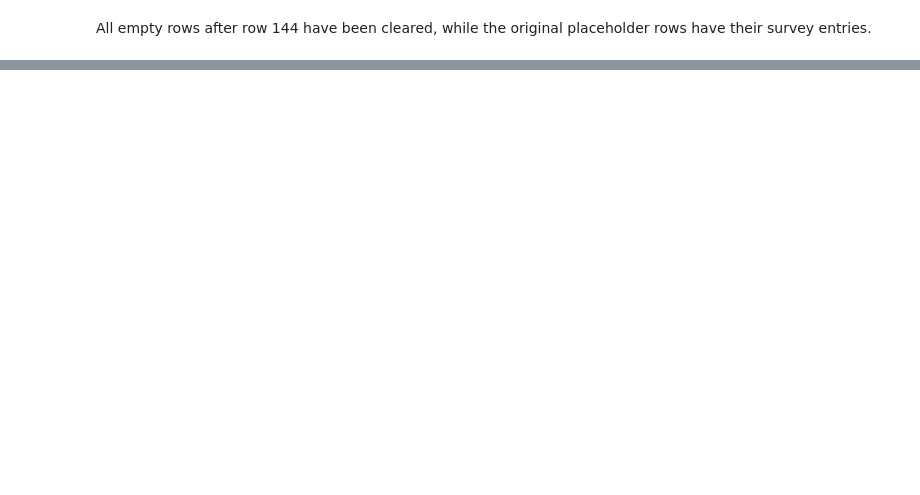
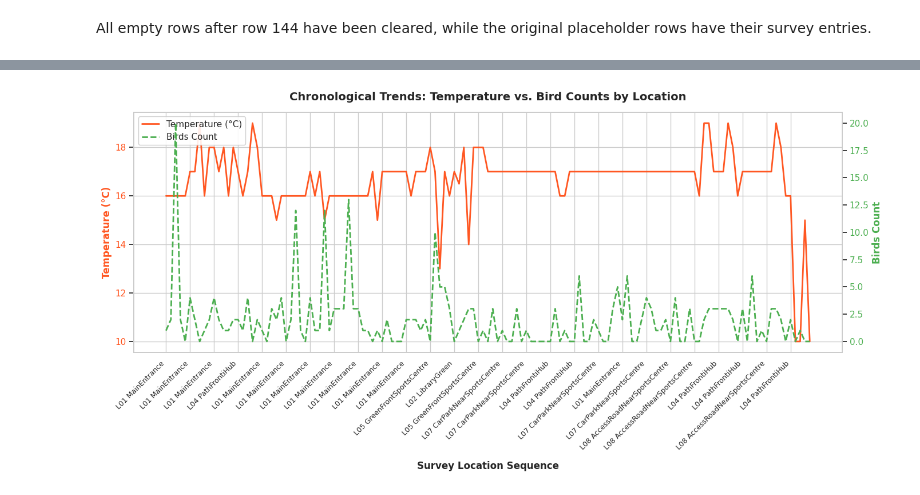
Before and after one commit to Padra1c/ML-CampusDataProject-Colab, a Jupyter notebook: ML-CampusDataProject.ipynb, the cells around one changed output, grey strips where cells are left out. Drawn from its saved outputs; the diff is of its cells as text; code cells hidden in the pictures; blank space fills up the shorter version.

Commit message:
Added line chart

```diff
--- a/ML-CampusDataProject.ipynb
+++ b/ML-CampusDataProject.ipynb
@@ -216,0 +341,17 @@ display(styled_final_df)
+# %%
+# Clean the 'C' suffix from the temperature_c column in the dataframe
+if 'temperature_c' in df.columns:
+    df['temperature_c'] = df['temperature_c'].astype(str).str.replace('C', '', case=False).str.strip()
+
+# Display the full 135 rows of the cleaned dataset with custom styling
+styled_full_df = df.style.set_properties(**{
+    'background-color': '#f9f9f9',
+    'border-color': '#e0e0e0',
+    'border-style': 'solid',
+    'border-width': '1px'
+}).set_table_styles([
+    {'selector': 'th', 'props': [('background-color', '#4CAF50'), ('color', 'white'), ('font-weight', 'bold') ]},
+    {'selector': 'tr:hover', 'props': [('background-color', '#f1f1f1')]}
+])
+
+display(styled_full_df)
@@ -216,0 +376,43 @@ display(styled_final_df)
+# %%
+import matplotlib.pyplot as plt
+import seaborn as sns
+
+# Reset the index of our dataframe to represent the sequence of surveys
+plot_df = df.reset_index()
+
+# Set the styling theme
+sns.set_theme(style="whitegrid")
+fig, ax1 = plt.subplots(figsize=(14, 7))
+
+# Line 1: Temperature on the primary Y-axis (Left Y-axis)
+color1 = '#FF5722'
+ax1.set_xlabel('Survey Location Sequence', fontweight='bold', labelpad=12)
+ax1.set_ylabel('Temperature (°C)', color=color1, fontweight='bold')
+line1 = ax1.plot(plot_df.index, plot_df['temperature_c_clean'], color=color1, linewidth=2, label='Temperature (°C)')
+ax1.tick_params(axis='y', labelcolor=color1)
+
+# Line 2: Birds Count on a secondary Y-axis (Right Y-axis)
+ax2 = ax1.twinx()
+color2 = '#4CAF50'
+ax2.set_ylabel('Birds Count', color=color2, fontweight='bold')
+line2 = ax2.plot(plot_df.index, plot_df['birds_count'], color=color2, linewidth=2, linestyle='--', label='Birds Count')
+ax2.tick_params(axis='y', labelcolor=color2)
+ax2.grid(False) # Prevent overlapping gridlines
+
+# Configure X-axis ticks to display the locations cleanly
+# We show every 5th location to prevent the labels from overlapping
+tick_indices = range(0, len(plot_df), 5)
+tick_labels = [plot_df['location'].iloc[i] for i in tick_indices]
+ax1.set_xticks(tick_indices)
+ax1.set_xticklabels(tick_labels, rotation=45, ha='right', fontsize=9)
+
+# Combine legends from both axes
+lines = line1 + line2
+labels = [l.get_label() for l in lines]
+ax1.legend(lines, labels, loc='upper left', frameon=True, facecolor='white', framealpha=0.9)
+
+plt.title('Chronological Trends: Temperature vs. Bird Counts by Location', fontsize=14, fontweight='bold', pad=15)
+plt.tight_layout()
+plt.show()
+# %% [output]
+[figure, added]
```
Also changed, not shown: parts of 22 cells of this notebook.
